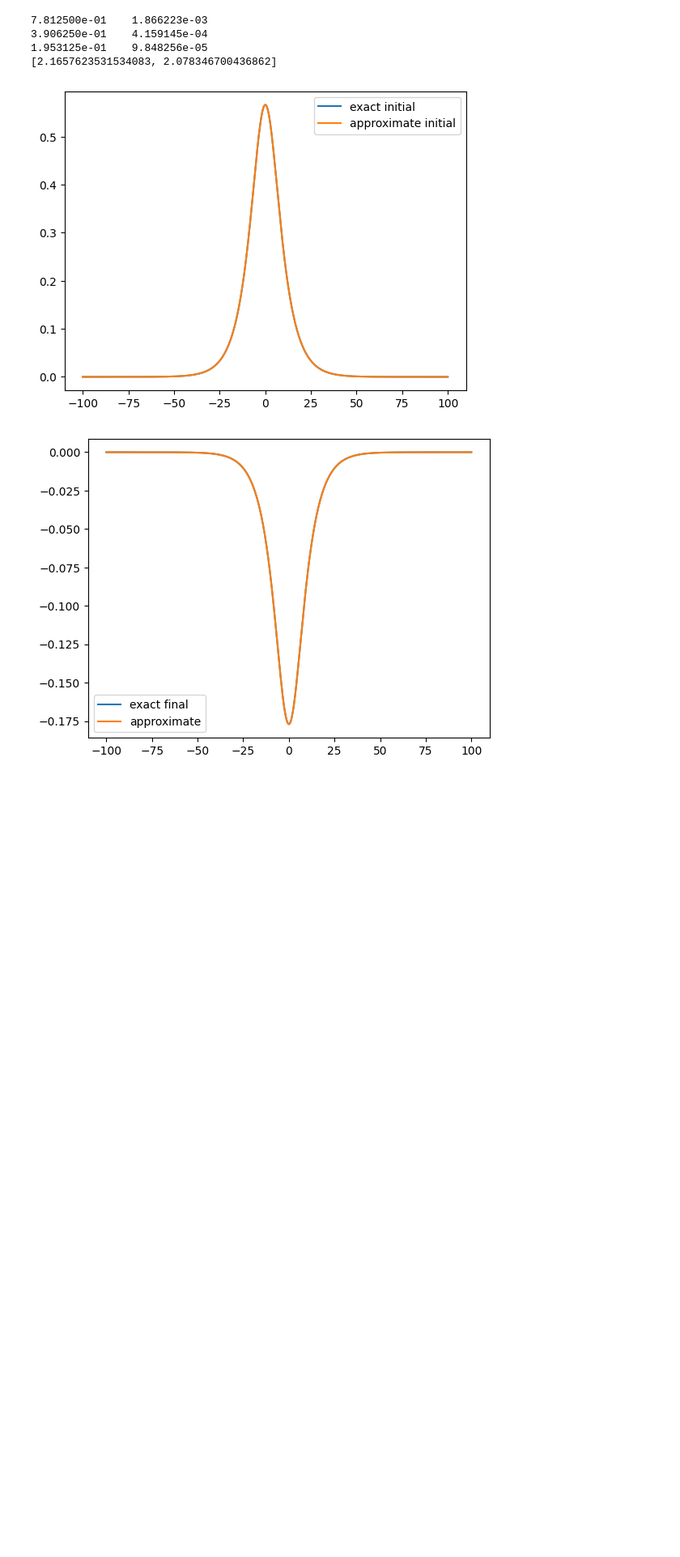
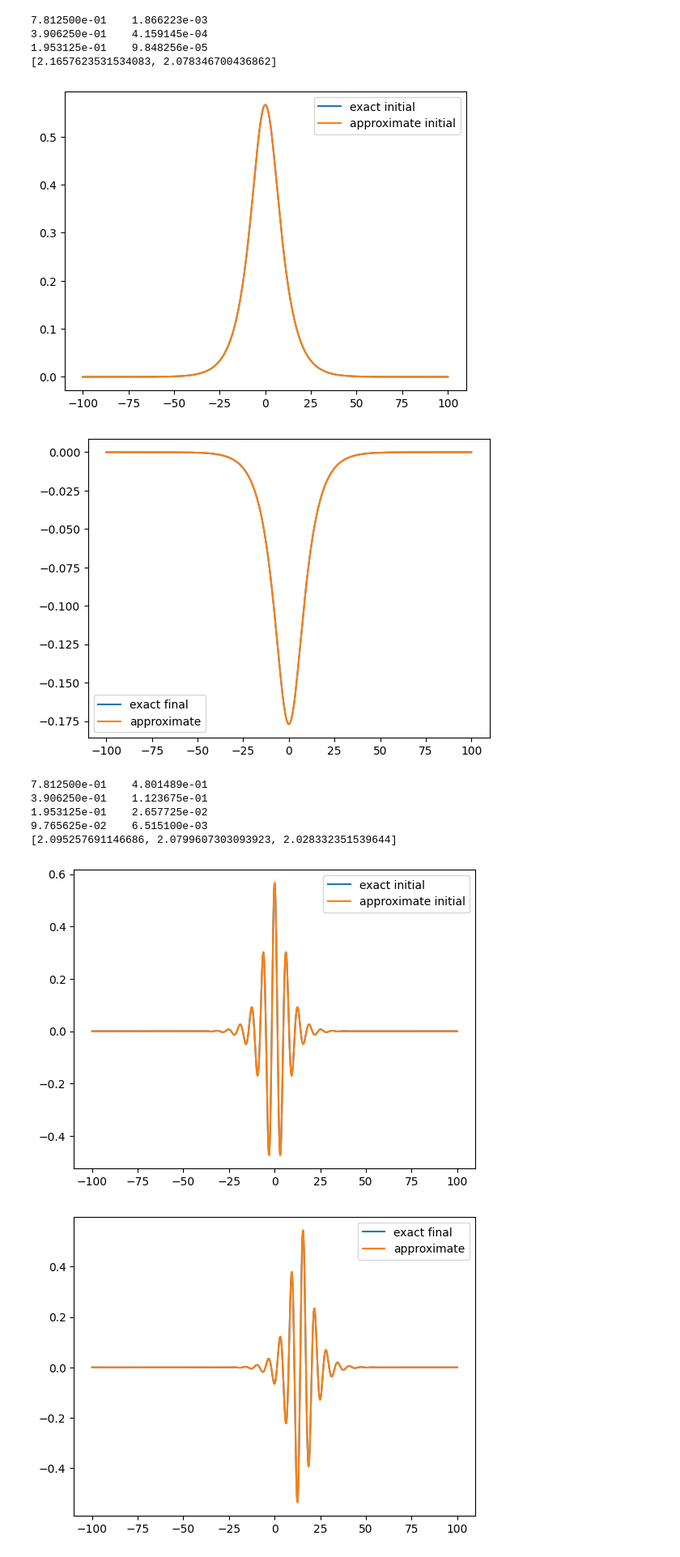
Before and after one commit to Gerbeset/pde_summer_school_2026_solitons, a Jupyter notebook: seth/soliton_project_template.ipynb, the cells around one changed output. Shown at 81% size. Cells and saved outputs as stored; diff of their text form; code cells hidden in the pictures; blank space fills up the shorter version.

Commit message:
Seth: Add solution to traveling breather.

```diff
--- a/seth/soliton_project_template.ipynb
+++ b/seth/soliton_project_template.ipynb
@@ -518,3 +518,70 @@ compute_sine_errors()
 [2.1657623531534083, 2.078346700436862]
 [figure]
 [figure]
+# %%
+### SINE-GORDON: TRAVELING BREATHER ###
+
+def u_traveling_breather(x,t, omega=0.90):
+    c = 1
+    v = 1 / np.sqrt(2)
+    omega = 0.99
+    gamma = 1 / np.sqrt(1-v**2)
+    delta = 0
+    numerator = np.cos(omega*gamma*t-omega*(x-delta)*np.sqrt(gamma**2-1))*np.sqrt(1-omega**2)
+    denominator = omega*np.cosh((gamma*(x-delta)-t*np.sqrt(gamma**2-1))*np.sqrt(1-omega**2))
+    return 4 * np.arctan(numerator/denominator)
+
+u_tbreather = lambda x: u_traveling_breather(x,0)
+
+def compute_traveling_breather_errors():
+    k_list = [8, 9, 10, 11]
+    h_list = []
+    error_list = []
+    rate_list = []
+
+    v = 1 / np.sqrt(2)
+    gamma = 1 / np.sqrt(1-v**2)
+    u_tbreather = lambda x: u_traveling_breather(x,0)
+    T_tb = 20
+    v_0_tbreather = lambda x: -4*omega*(-gamma*omega*np.sqrt(1 - omega**2)*np.sin(omega*(x)*np.sqrt(gamma**2 - 1))*np.cosh(gamma*(x)*np.sqrt(1 - omega**2)) + np.sqrt(gamma**2 - 1)*(omega**2 - 1)*np.cos(omega*(x)*np.sqrt(gamma**2 - 1))*np.sinh(gamma*(x)*np.sqrt(1 - omega**2)))/(omega**2*np.cosh(gamma*(x)*np.sqrt(1 - omega**2))**2 - (omega**2 - 1)*np.cos(omega*(x)*np.sqrt(gamma**2 - 1))**2)
+    for k in k_list:
+        U =  solve_dispsersive_pde(L_sine, T_tb, k, c_sine, 0.9, u_tbreather, v_0_tbreather, g_sine, f_sine)
+
+        # exact solution at the discrete grid points
+        M = 2**k
+        h = (2*L_sine) / (M)
+        h_list.append(h)
+        xs = [-L_sine + i * h for i in range(M + 1)]
+        U_exact = [u_traveling_breather(x,T_tb) for x in xs]
+        U_initial = [u_traveling_breather(x,0) for x in xs]
+
+        E_M = max([abs(U_exact[i] - U[i, -1]) for i in range(M + 1)])
+        error_list.append(E_M)
+        # table entry
+        print("{:e}\t{:e}".format(h, E_M))
+
+    for j in [1,2,3]:
+        r_k = np.log(error_list[j]/error_list[j-1])/np.log(h_list[j]/h_list[j-1])
+        rate_list.append(r_k)
+
+    print(rate_list)
+
+    plt.plot(xs, U_initial, label="exact initial")
+    plt.plot(xs, U[: , 0], label="approximate initial")
+    plt.legend()
+    plt.show()
+
+    plt.plot(xs, U_exact, label="exact final")
+    plt.plot(xs, U[: , -1], label="approximate")
+    plt.legend()
+    plt.show()
+
+compute_traveling_breather_errors()
+# %% [output]
+7.812500e-01    4.801489e-01
+3.906250e-01    1.123675e-01
+1.953125e-01    2.657725e-02
+9.765625e-02    6.515100e-03
+[2.095257691146686, 2.0799607303093923, 2.028332351539644]
+[figure, added]
+[figure, added]
```
